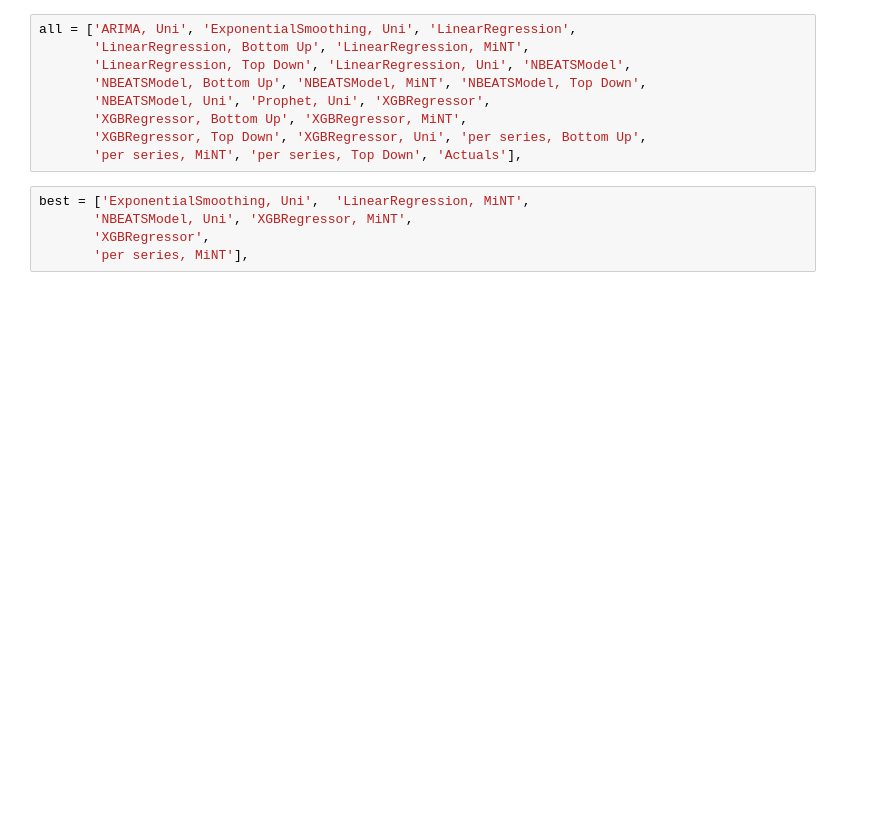
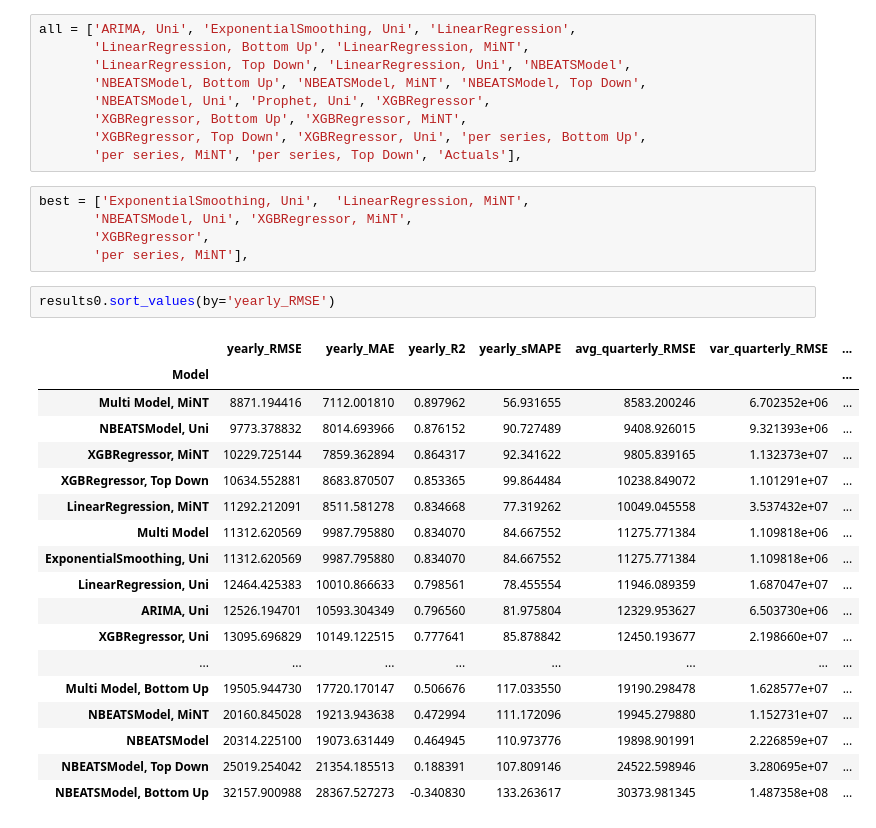
Before and after one commit to Jaewon45/hier_forecast, a Jupyter notebook: plot helper.ipynb, the cells around one changed output. Drawn from its saved outputs; the diff is of its cells as text; blank space fills up the shorter version.

```diff
--- a/plot helper.ipynb
+++ b/plot helper.ipynb
@@ -44,6 +159,27 @@ best = ['ExponentialSmoothing, Uni',  'LinearRegression, MiNT',
        'NBEATSModel, Uni', 'XGBRegressor, MiNT',
        'XGBRegressor',
        'per series, MiNT'],
+# %%
+results0.sort_values(by='yearly_RMSE')
+# %% [output]
+|  | yearly_RMSE | yearly_MAE | yearly_R2 | yearly_sMAPE | avg_quarterly_RMSE | var_quarterly_RMSE | ... |
+| Model |  |  |  |  |  |  | ... |
+| Multi Model, MiNT | 8871.194416 | 7112.001810 | 0.897962 | 56.931655 | 8583.200246 | 6.702352e+06 | ... |
+| NBEATSModel, Uni | 9773.378832 | 8014.693966 | 0.876152 | 90.727489 | 9408.926015 | 9.321393e+06 | ... |
+| XGBRegressor, MiNT | 10229.725144 | 7859.362894 | 0.864317 | 92.341622 | 9805.839165 | 1.132373e+07 | ... |
+| XGBRegressor, Top Down | 10634.552881 | 8683.870507 | 0.853365 | 99.864484 | 10238.849072 | 1.101291e+07 | ... |
+| LinearRegression, MiNT | 11292.212091 | 8511.581278 | 0.834668 | 77.319262 | 10049.045558 | 3.537432e+07 | ... |
+| Multi Model | 11312.620569 | 9987.795880 | 0.834070 | 84.667552 | 11275.771384 | 1.109818e+06 | ... |
+| ExponentialSmoothing, Uni | 11312.620569 | 9987.795880 | 0.834070 | 84.667552 | 11275.771384 | 1.109818e+06 | ... |
+| LinearRegression, Uni | 12464.425383 | 10010.866633 | 0.798561 | 78.455554 | 11946.089359 | 1.687047e+07 | ... |
+| ARIMA, Uni | 12526.194701 | 10593.304349 | 0.796560 | 81.975804 | 12329.953627 | 6.503730e+06 | ... |
+| XGBRegressor, Uni | 13095.696829 | 10149.122515 | 0.777641 | 85.878842 | 12450.193677 | 2.198660e+07 | ... |
+| ... | ... | ... | ... | ... | ... | ... | ... |
+| Multi Model, Bottom Up | 19505.944730 | 17720.170147 | 0.506676 | 117.033550 | 19190.298478 | 1.628577e+07 | ... |
+| NBEATSModel, MiNT | 20160.845028 | 19213.943638 | 0.472994 | 111.172096 | 19945.279880 | 1.152731e+07 | ... |
+| NBEATSModel | 20314.225100 | 19073.631449 | 0.464945 | 110.973776 | 19898.901991 | 2.226859e+07 | ... |
+| NBEATSModel, Top Down | 25019.254042 | 21354.185513 | 0.188391 | 107.809146 | 24522.598946 | 3.280695e+07 | ... |
+| NBEATSModel, Bottom Up | 32157.900988 | 28367.527273 | -0.340830 | 133.263617 | 30373.981345 | 1.487358e+08 | ... |
 # %%
 ax = plt.gca()
 ax.plot()
```
Also changed, not shown: parts of 16 cells of this notebook, 5 other files.
